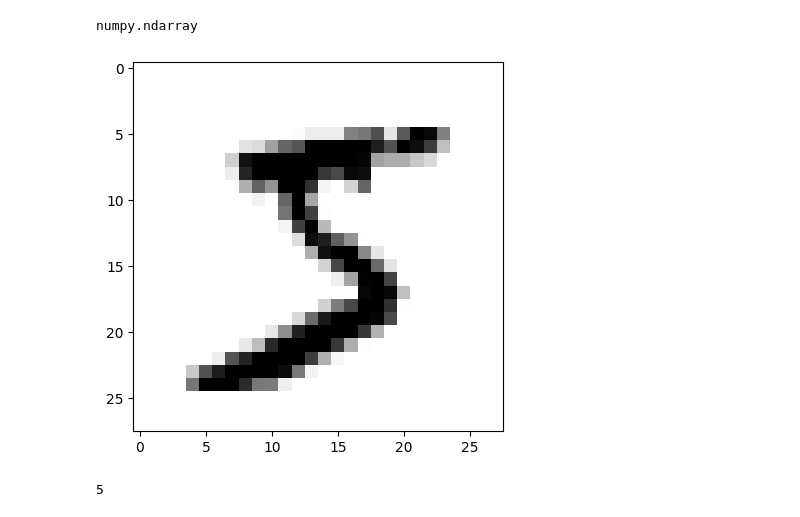
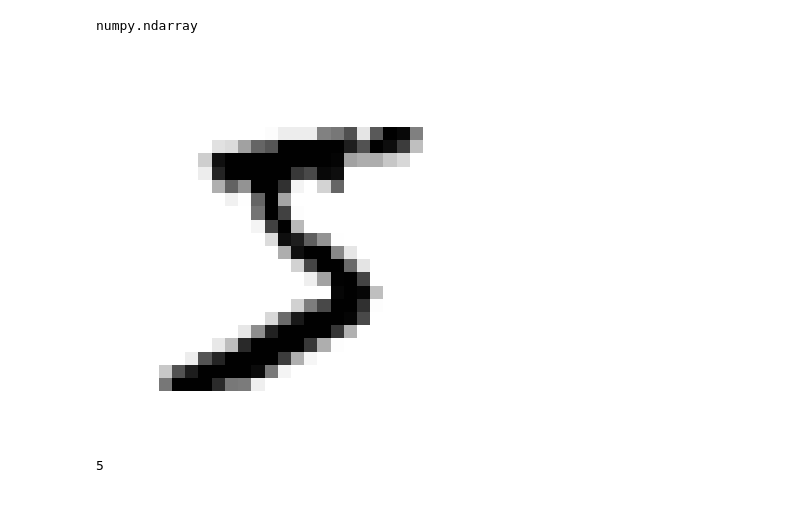
Before and after one commit to abhimanyudalal1/hands-on-ML, a Jupyter notebook: mnist.ipynb, the cells around one changed output. Saved outputs shown, nothing was run; the diff lists cells and outputs as text; code cells hidden in the pictures.

```diff
--- a/mnist.ipynb
+++ b/mnist.ipynb
@@ -34,14 +34,14 @@ numpy.ndarray
 # %%
 import matplotlib as mtp
 import matplotlib.pyplot as plt
 
 some_digit=X[0]
 some_digit_image=some_digit.reshape(28,28)
 plt.imshow(some_digit_image,cmap='binary')
-plt.axis='off'
+plt.axis('off')  # Fixed: this should be a function call, not assignment
 plt.show()
 # %% [output]
-[figure, old version]
+[figure, new version]
 # %%
 y[0]
 # %% [output]
```
Also changed, not shown: parts of 3 cells of this notebook.
